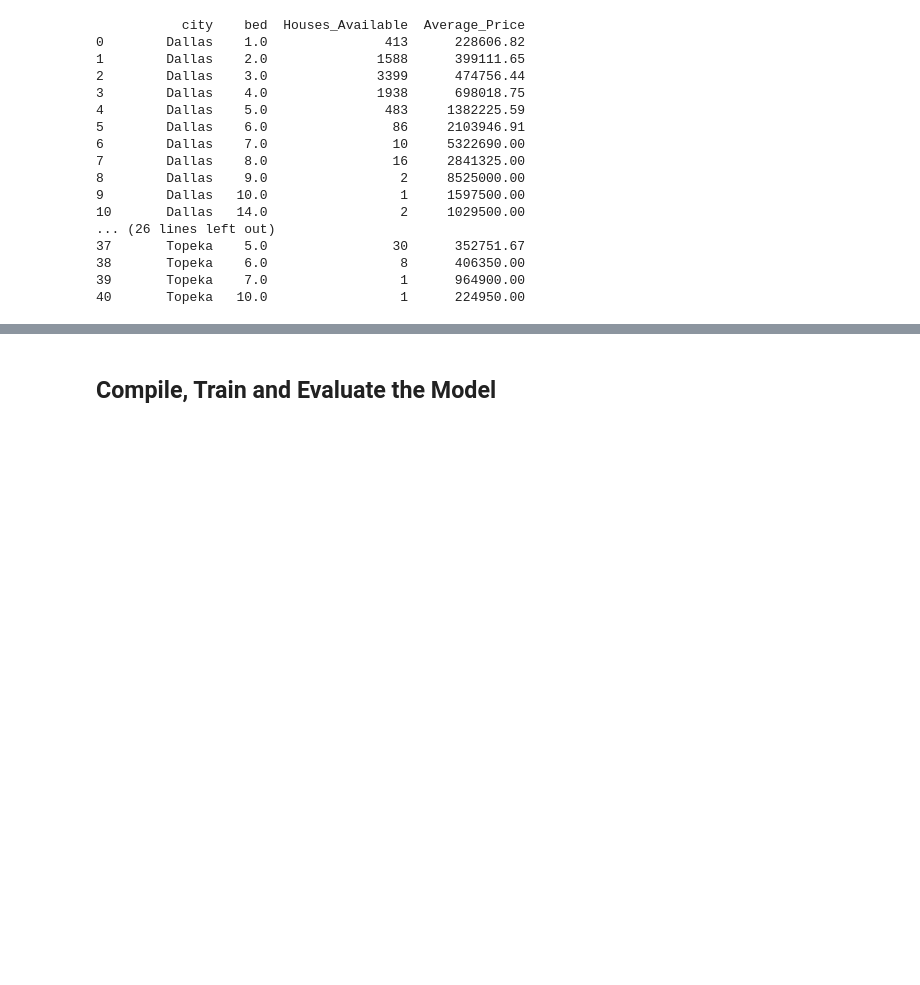
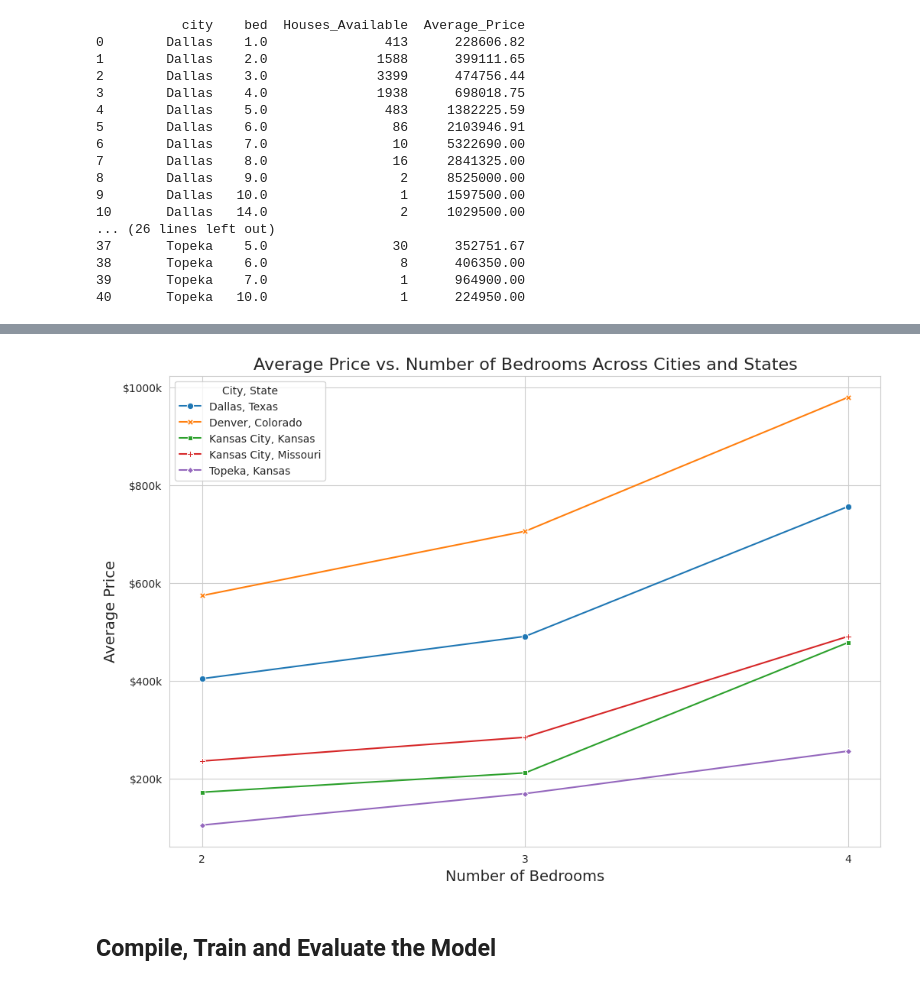
Before and after one commit to gthom73/MLIntegration_project4_group2, a Jupyter notebook: Project_4.ipynb, the cells around one changed output, grey strips where cells are left out. Drawn from its saved outputs; the diff is of its cells as text; code cells hidden in the pictures; blank space fills up the shorter version.

```diff
--- a/Project_4.ipynb
+++ b/Project_4.ipynb
@@ -60,15 +61,23 @@ Requirement already satisfied: text-unidecode>=1.3 in /usr/local/lib/python3.10/
 # List of cities to filter by
 cities = ['Kansas City', 'Topeka', 'Denver', 'Dallas']
 
-# Loop through each city and display the first 5 rows for that city
-for city in cities:
-    # Filter the DataFrame for the city
-    filtered_df = df[df['city'] == city]
+# Dictionary to map cities to their respective states (Kansas City can be in Missouri or Kansas)
+city_states = {
+    'Kansas City': ['Missouri', 'Kansas'],  # Kansas City can be in Missouri or Kansas
+    'Topeka': ['Kansas'],
+    'Denver': ['Colorado'],
+    'Dallas': ['Texas']
+}
+
+# Loop through each city and display the first 5 rows for that city in the correct state(s)
+for city, states in city_states.items():
+    # Filter the DataFrame for the city and check if it's in one of the correct states
+    filtered_df = df[(df['city'] == city) & (df['state'].isin(states))]
 
     # Check if the filtered dataframe is empty
     if not filtered_df.empty:
-        print(f"First 5 rows for {city}:")
+        print(f"First 5 rows for {city}, States: {', '.join(states)}:")
         print(filtered_df.head(5))
     else:
-        print(f"No data available for {city}")
+        print(f"No data available for {city} in {', '.join(states)}")
 # %% [output]
@@ -289,2 +260,32 @@ X_test_scaled = X_scaler.transform(X_test)
+# %%
+import matplotlib.pyplot as plt
+import seaborn as sns
+import matplotlib.ticker as ticker
+
+# Set the aesthetic style of the plots
+sns.set_style("whitegrid")
+
+# Create a new column 'City_State' combining city and state for clearer labeling in the graph
+result['City_State'] = result['city'] + ', ' + result['state']
+
+# Create a single line plot
+plt.figure(figsize=(12, 8))
+lineplot = sns.lineplot(data=result, x='bed', y='Average_Price', hue='City_State', style='City_State', markers=True, dashes=False)
+
+# Adding titles and labels
+plt.title('Average Price vs. Number of Bedrooms Across Cities and States', fontsize=16)
+plt.xlabel('Number of Bedrooms', fontsize=14)
+plt.ylabel('Average Price', fontsize=14)
+plt.xticks([2, 3, 4])  # Ensure ticks for 2, 3, and 4 bedrooms are shown
+
+# Format the y-axis to show dollar sign and the value
+lineplot.yaxis.set_major_formatter(ticker.FuncFormatter(lambda x, pos: f'${int(x/1000)}k'))
+
+# Enhance the legend for better clarity
+plt.legend(title='City, State', loc='upper left')
+
+plt.show()
+# %% [output]
+[figure, added]
 # %% [markdown]
 ## Compile, Train and Evaluate the Model
```
Also changed, not shown: parts of 18 cells of this notebook.
